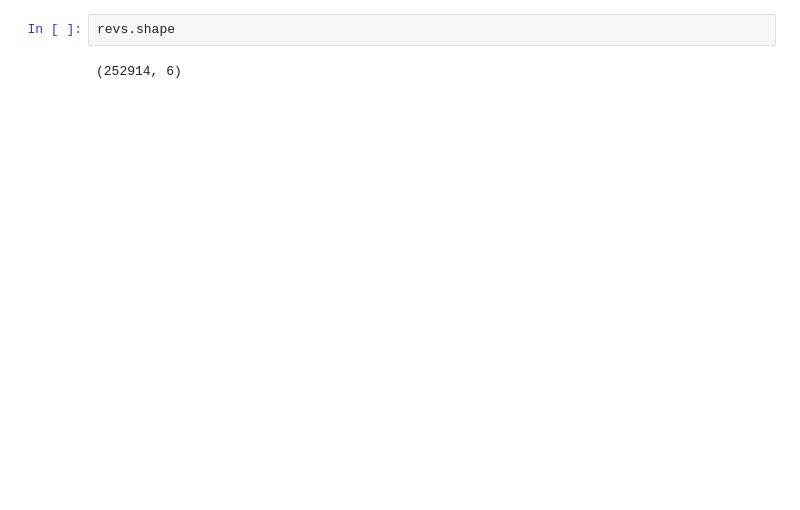
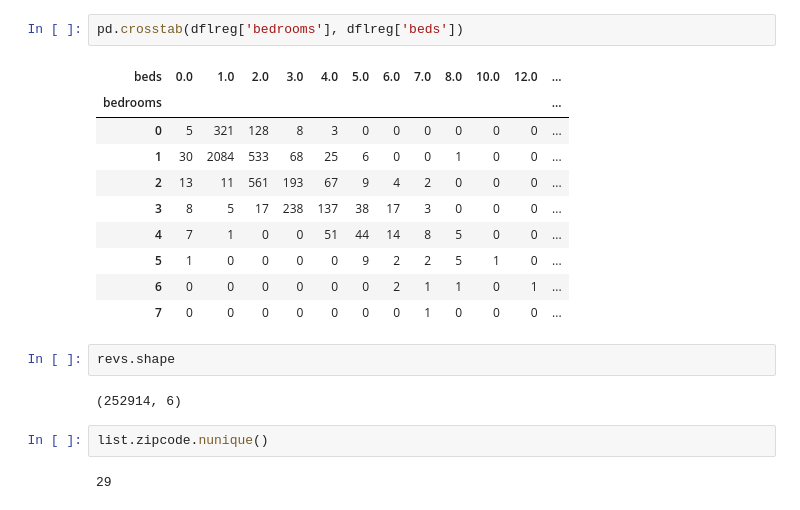
Before and after one commit to sgjcyp/cap_stone, a Jupyter notebook: airbnb_sfo/dataanalysis.ipynb, the cells around one changed output. Cells and saved outputs as stored; diff of their text form; blank space fills up the shorter version.

```diff
--- a/airbnb_sfo/dataanalysis.ipynb
+++ b/airbnb_sfo/dataanalysis.ipynb
@@ -128,4 +310,21 @@ nhood.shape
+# %%
+pd.crosstab(dflreg['bedrooms'], dflreg['beds'])
+# %% [output]
+| beds | 0.0 | 1.0 | 2.0 | 3.0 | 4.0 | 5.0 | 6.0 | 7.0 | 8.0 | 10.0 | 12.0 | ... |
+| bedrooms |  |  |  |  |  |  |  |  |  |  |  | ... |
+| 0 | 5 | 321 | 128 | 8 | 3 | 0 | 0 | 0 | 0 | 0 | 0 | ... |
+| 1 | 30 | 2084 | 533 | 68 | 25 | 6 | 0 | 0 | 1 | 0 | 0 | ... |
+| 2 | 13 | 11 | 561 | 193 | 67 | 9 | 4 | 2 | 0 | 0 | 0 | ... |
+| 3 | 8 | 5 | 17 | 238 | 137 | 38 | 17 | 3 | 0 | 0 | 0 | ... |
+| 4 | 7 | 1 | 0 | 0 | 51 | 44 | 14 | 8 | 5 | 0 | 0 | ... |
+| 5 | 1 | 0 | 0 | 0 | 0 | 9 | 2 | 2 | 5 | 1 | 0 | ... |
+| 6 | 0 | 0 | 0 | 0 | 0 | 0 | 2 | 1 | 1 | 0 | 1 | ... |
+| 7 | 0 | 0 | 0 | 0 | 0 | 0 | 0 | 1 | 0 | 0 | 0 | ... |
 # %%
 revs.shape
 # %% [output]
 (252914, 6)
+# %%
+list.zipcode.nunique()
+# %% [output]
+29
```
Also changed, not shown: parts of 50 cells of this notebook.
